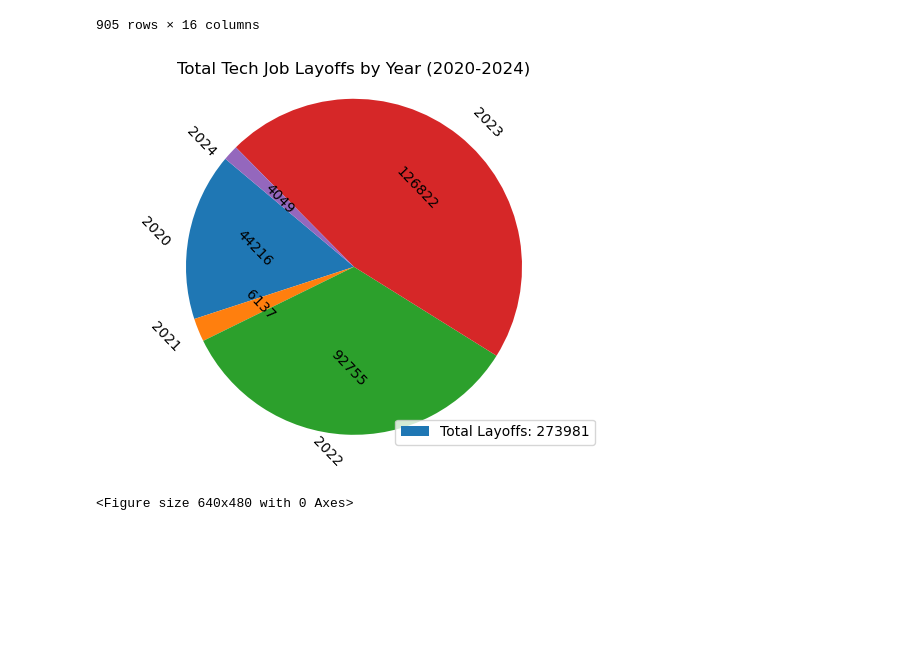
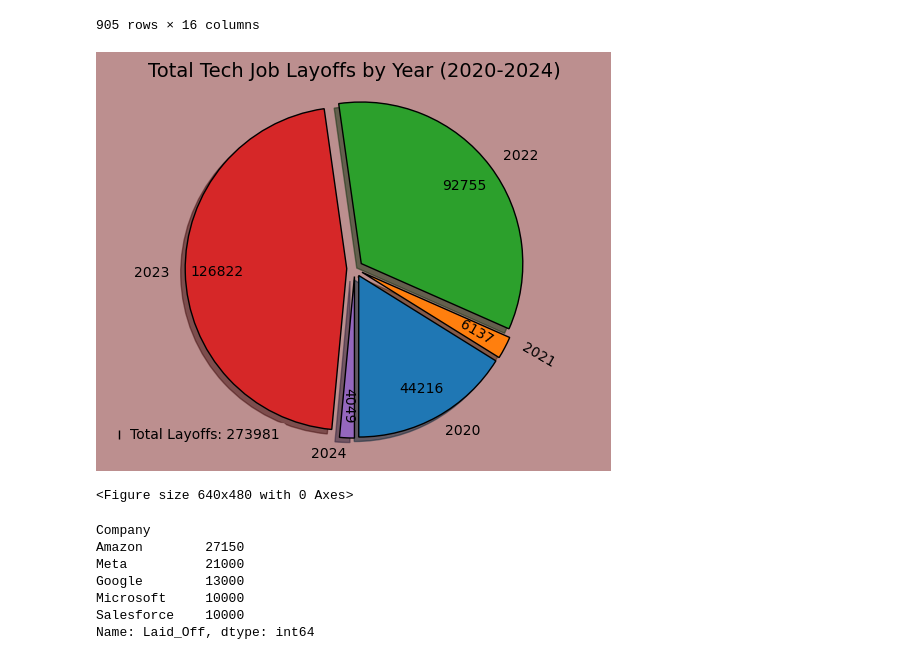
Before and after one commit to cschneggenburger/group-2-project-1, a Jupyter notebook: Big_Tech_Layoffs_Dylan.ipynb, the cells around one changed output. Drawn from its saved outputs; the diff is of its cells as text; code cells hidden in the pictures; blank space fills up the shorter version.

Commit message:
Finished second table, added some graphics to the charts.

```diff
--- a/Big_Tech_Layoffs_Dylan.ipynb
+++ b/Big_Tech_Layoffs_Dylan.ipynb
@@ -83,26 +84,42 @@ df_usa
 # %%
 # Plot Lay Offs
 #Groupby year and sum up layoffs for each year
 layoffs_by_year = df_usa.groupby('Year')['Laid_Off'].sum()
 
+plt.figure(facecolor='rosybrown')
+
 # Plot
 plt.pie(layoffs_by_year,
         labels=layoffs_by_year.index,
         autopct=lambda x: f'{int(x * sum(layoffs_by_year) / 100)}',
-        startangle=140,
-        textprops={'rotation': -46
-                   }
+        startangle=270,
+        shadow=True,
+        pctdistance=0.8,
+        explode=[0.05]*len(layoffs_by_year),
+        wedgeprops={'edgecolor': 'black', 'linewidth': 1, 'antialiased':True},
+        textprops={'rotation': 0}
         )
+#rotate values that need to be rotated
+for label in plt.gca().texts:
+    text=label.get_text()
+    if text in ['2021', '6137']:
+      label.set_rotation(-30)
+    elif text in ['4049']:
+      label.set_rotation(-90)
 
-plt.title('Total Tech Job Layoffs by Year (2020-2024)')
+# fill in literature
+plt.title('Total Tech Job Layoffs by Year (2020-2024)', fontsize=14)
 plt.axis('equal')
 
 total_layoffs = sum(layoffs_by_year)
 plt.legend([f'Total Layoffs: {total_layoffs}'],
-           loc='lower right',
+           loc='lower left',
+           handlelength=0,
+           facecolor='rosybrown',
+           edgecolor='rosybrown'
            )
 
 plt.show()
 # %% [output]
-[figure, old version]
+[figure, new version]
 # %%
@@ -110,2 +127,21 @@ plt.savefig('pie_layoffs.png')
 # %% [output]
 <Figure size 640x480 with 0 Axes>
+# %%
+# compare companies with most layoff
+# take top 5 companies
+
+# rename SaleSan Franciscoorce
+df_usa.loc[df_usa['Company'] == 'SaleSan Franciscoorce', 'Company'] = 'Salesforce'
+
+# groupby Company Layoffs
+company_layoffs = df_usa.groupby('Company')['Laid_Off'].sum()
+usa_top_5 = company_layoffs.sort_values(ascending=False).head(5)
+usa_top_5
+# %% [output]
+Company
+Amazon        27150
+Meta          21000
+Google        13000
+Microsoft     10000
+Salesforce    10000
+Name: Laid_Off, dtype: int64
```
Also changed, not shown: parts of 7 cells of this notebook, 1 other file.
